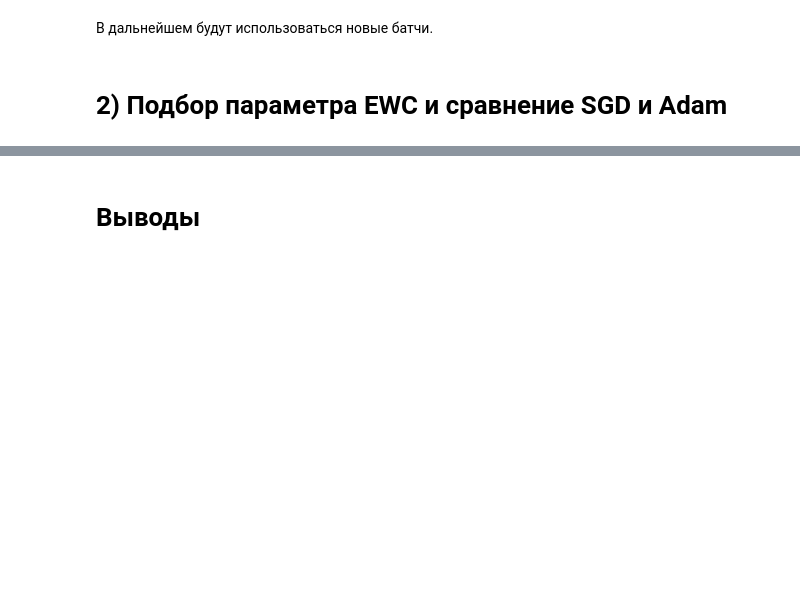
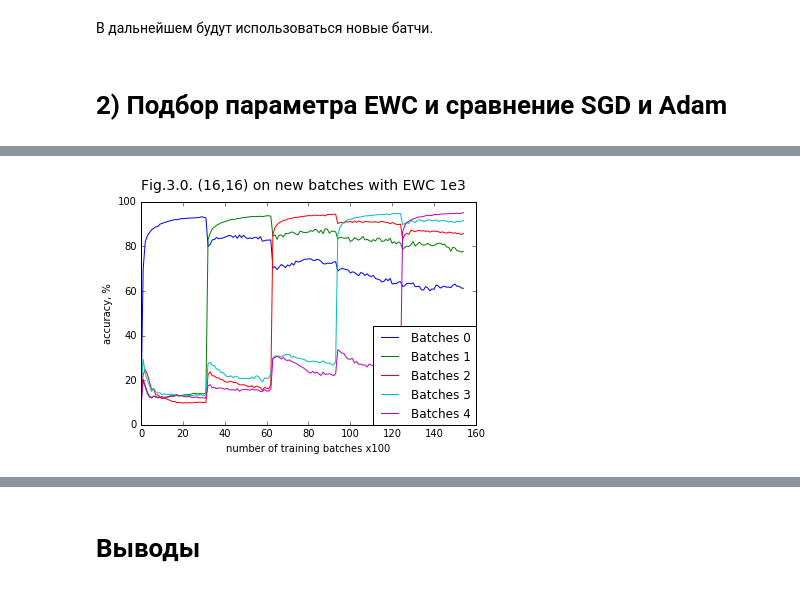
Before and after one commit to AnatoliiPotapov/MNIST-EWC, a Jupyter notebook: notebooks/mnist_permutations.ipynb, the cells around one changed output, grey strips where cells are left out. Cells and saved outputs as stored; diff of their text form; code cells hidden in the pictures; blank space fills up the shorter version.

```diff
--- a/notebooks/mnist_permutations.ipynb
+++ b/notebooks/mnist_permutations.ipynb
@@ -129,7 +129,7 @@ def train(model, batches_list, data = None, EWC = False, stat = False):
 
                 if step % period_stat == 0:
                     for i, d in enumerate(data):
-                        acc_track[i].append(test_acc(model, d, y_train))
+                        acc_track[i].append(test_acc(model, d[0], d[1]))
 
 
                 if (step % period_print == 0) and (stat == True):
@@ -289,0 +286,11 @@ ToDo: only for new batches
+# %%
+ewc_search = [1e3, 1e5, 1e8, 1e10, 1e12, 1e15, 1e18]
+# %%
+data3 = []
+
+for ewc in ewc_search:
+    model = Model([784,16,16,10],{'l1':0.0,'l2':0.0,'ewc':ewc})
+    sess = tf.Session(graph=model.graph)
+    sess.run(model.init)
+
+    data3.append(train(model, new_b.batches[0:5], new_b.permutations[:5], EWC=True))
@@ -289,0 +315,4 @@ ToDo: only for new batches
+# %%
+plot(data3[0], "Fig.3.0. (16,16) on new batches with EWC 1e3")
+# %% [output]
+[figure, added]
```
Also changed, not shown: parts of 48 cells of this notebook, 8 other files.
